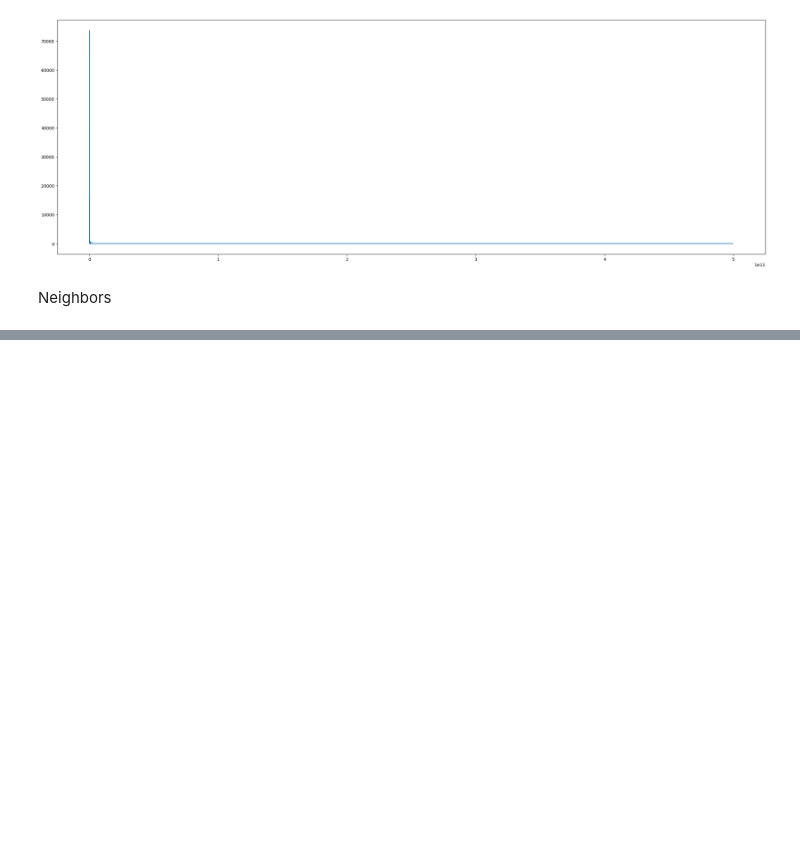
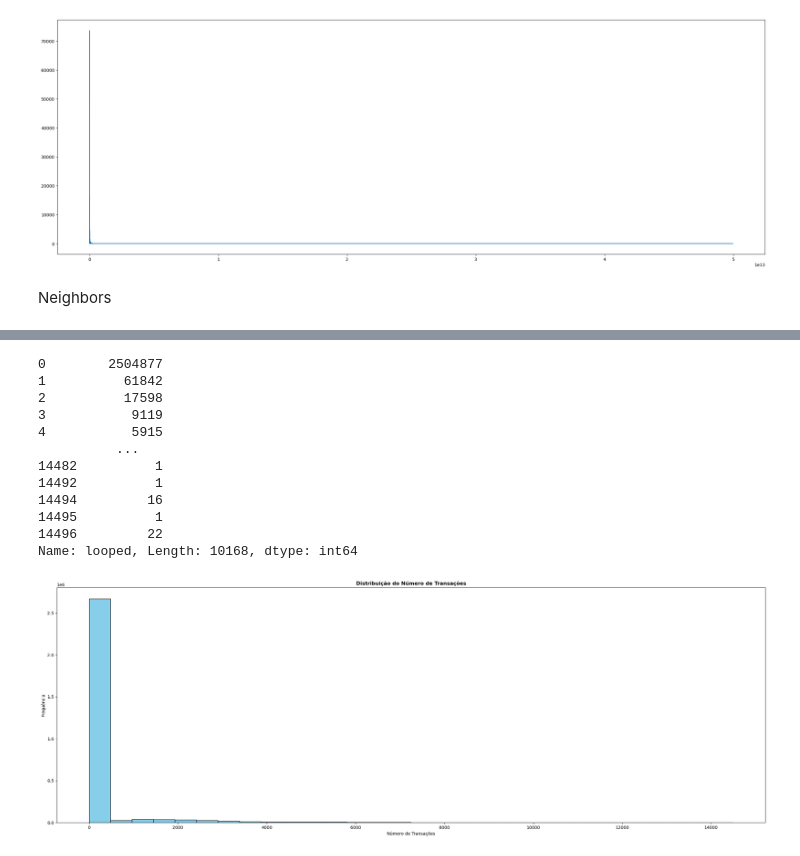
Before and after one commit to RicardoLlima/Decision-Tree_Bitcoin-Heist, a Jupyter notebook: Projeto.ipynb, the cells around one changed output, grey strips where cells are left out. Drawn from its saved outputs; the diff is of its cells as text; code cells hidden in the pictures; blank space fills up the shorter version.

Commit message:
grafico looped

```diff
--- a/Projeto.ipynb
+++ b/Projeto.ipynb
@@ -222 +215,24 @@ Name: count, Length: 814, dtype: int64
 [figure]
+# %%
+transacoes = df["looped"].value_counts().sort_index(ascending=True)
+print(transacoes)
+plt.figure(figsize=(30, 10))
+plt.hist(df['looped'], bins=30, color='skyblue', edgecolor='black')
+plt.title('Distribuição do Número de Transações', weight='bold')
+plt.xlabel('Número de Transações')
+plt.ylabel('Frequência')
+plt.show()
+# %% [output]
+0        2504877
+1          61842
+2          17598
+3           9119
+4           5915
+          ...
+14482          1
+14492          1
+14494         16
+14495          1
+14496         22
+Name: looped, Length: 10168, dtype: int64
+[figure, added]
```
Also changed, not shown: parts of 7 cells of this notebook.
